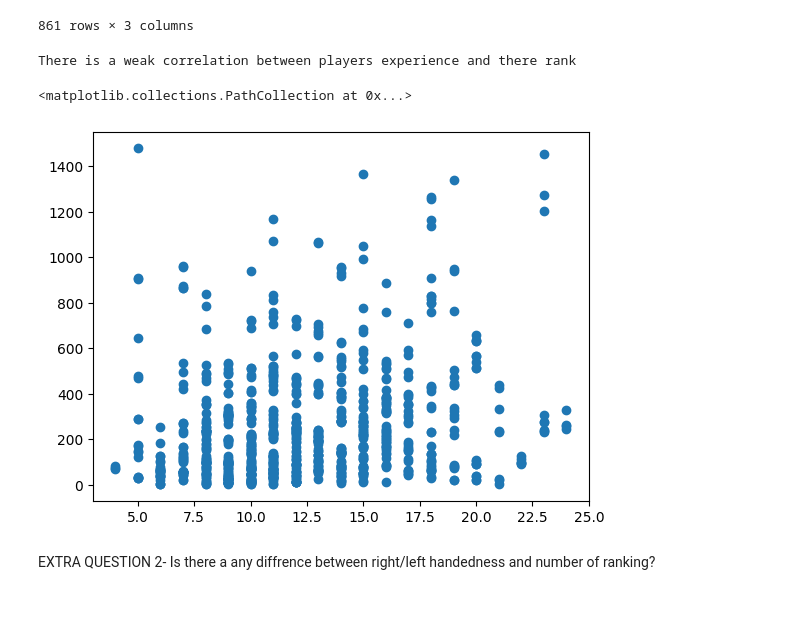
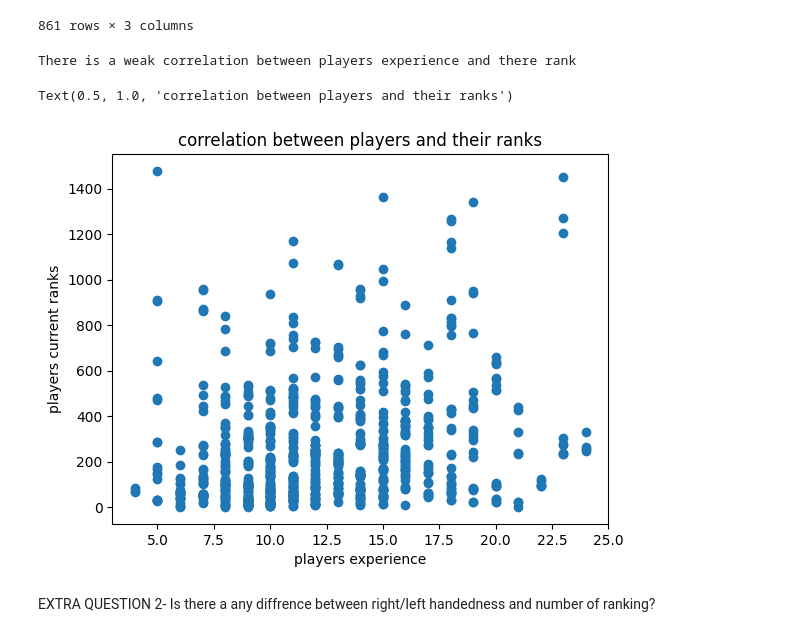
Before and after one commit to mahdieyehalavi/tennisMatchProject, a Jupyter notebook: notebooks/final_version_tennis_match.ipynb, the cells around one changed output. Drawn from its saved outputs; the diff is of its cells as text; code cells hidden in the pictures; blank space fills up the shorter version.

```diff
--- a/notebooks/final_version_tennis_match.ipynb
+++ b/notebooks/final_version_tennis_match.ipynb
@@ -626,17 +626,20 @@ turned_rank_player.sort_values('current_rank')
 # %%
 experience_rank_correlation=turned_rank_player['experience'].corr(turned_rank_player['current_rank'])
 if experience_rank_correlation < 0.3:
     print('There is a weak correlation between players experience and there rank')
 elif 0.3<experience_rank_correlation<0.5:
     print('There is a moderate correlation between players experience and there rank')
 else:
     print('There is a strong correlation between players experience and there rank')
 
 plt.scatter(turned_rank_player['experience'],turned_rank_player['current_rank'])
+plt.xlabel('players experience')
+plt.ylabel('players current ranks')
+plt.title('correlation between players experience and their ranks')
 # %% [output]
 There is a weak correlation between players experience and there rank
-<matplotlib.collections.PathCollection at 0x...>
+Text(0.5, 1.0, 'correlation between players and their ranks')
-[figure, old version]
+[figure, new version]
 # %% [markdown]
 EXTRA QUESTION 2- Is there a any diffrence between right/left handedness and number of ranking?
 # %% [markdown]
```
Also changed, not shown: parts of 4 cells of this notebook.
